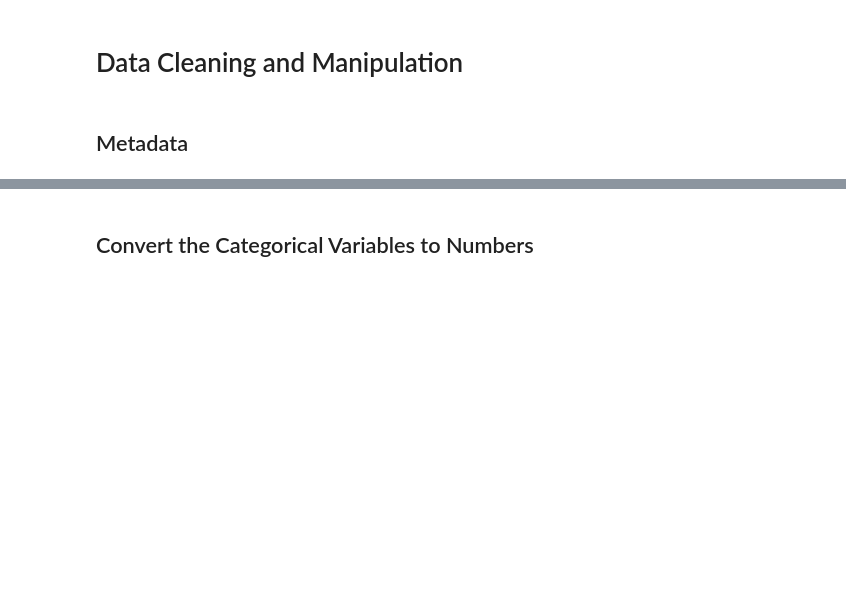
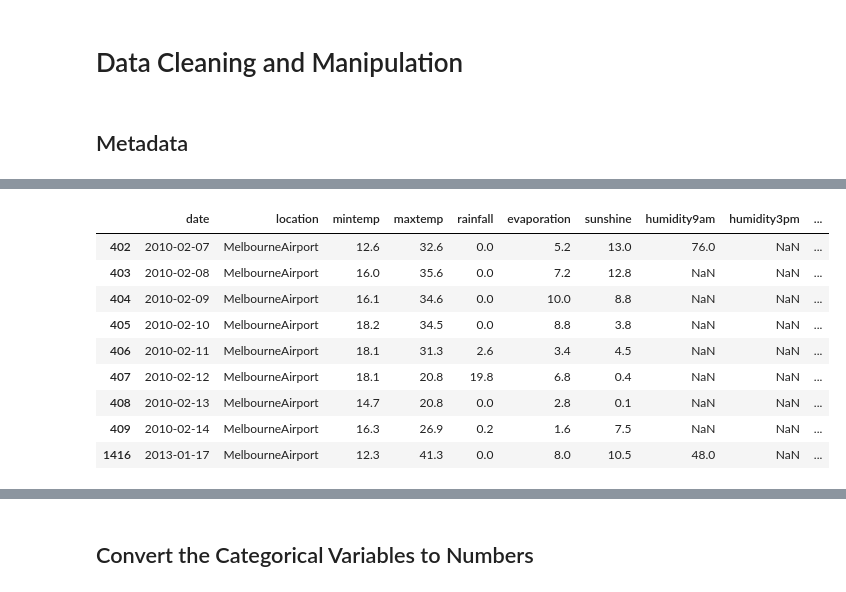
Before and after one commit to gabrielanakasato/rain-prediction, a Jupyter notebook: rain-prediction.ipynb, the cells around one changed output, grey strips where cells are left out. Saved outputs shown, nothing was run; the diff lists cells and outputs as text; code cells hidden in the pictures; blank space fills up the shorter version.

```diff
--- a/rain-prediction.ipynb
+++ b/rain-prediction.ipynb
@@ -173,0 +241,13 @@ It seems that the variables related to the wind are repeated or complementary wh
+# %%
+df_ma[df_ma.humidity.isna()]
+# %% [output]
+|  | date | location | mintemp | maxtemp | rainfall | evaporation | sunshine | humidity9am | humidity3pm | ... |
+| 402 | 2010-02-07 | MelbourneAirport | 12.6 | 32.6 | 0.0 | 5.2 | 13.0 | 76.0 | NaN | ... |
+| 403 | 2010-02-08 | MelbourneAirport | 16.0 | 35.6 | 0.0 | 7.2 | 12.8 | NaN | NaN | ... |
+| 404 | 2010-02-09 | MelbourneAirport | 16.1 | 34.6 | 0.0 | 10.0 | 8.8 | NaN | NaN | ... |
+| 405 | 2010-02-10 | MelbourneAirport | 18.2 | 34.5 | 0.0 | 8.8 | 3.8 | NaN | NaN | ... |
+| 406 | 2010-02-11 | MelbourneAirport | 18.1 | 31.3 | 2.6 | 3.4 | 4.5 | NaN | NaN | ... |
+| 407 | 2010-02-12 | MelbourneAirport | 18.1 | 20.8 | 19.8 | 6.8 | 0.4 | NaN | NaN | ... |
+| 408 | 2010-02-13 | MelbourneAirport | 14.7 | 20.8 | 0.0 | 2.8 | 0.1 | NaN | NaN | ... |
+| 409 | 2010-02-14 | MelbourneAirport | 16.3 | 26.9 | 0.2 | 1.6 | 7.5 | NaN | NaN | ... |
+| 1416 | 2013-01-17 | MelbourneAirport | 12.3 | 41.3 | 0.0 | 8.0 | 10.5 | 48.0 | NaN | ... |
```
Also changed, not shown: parts of 22 cells of this notebook.
